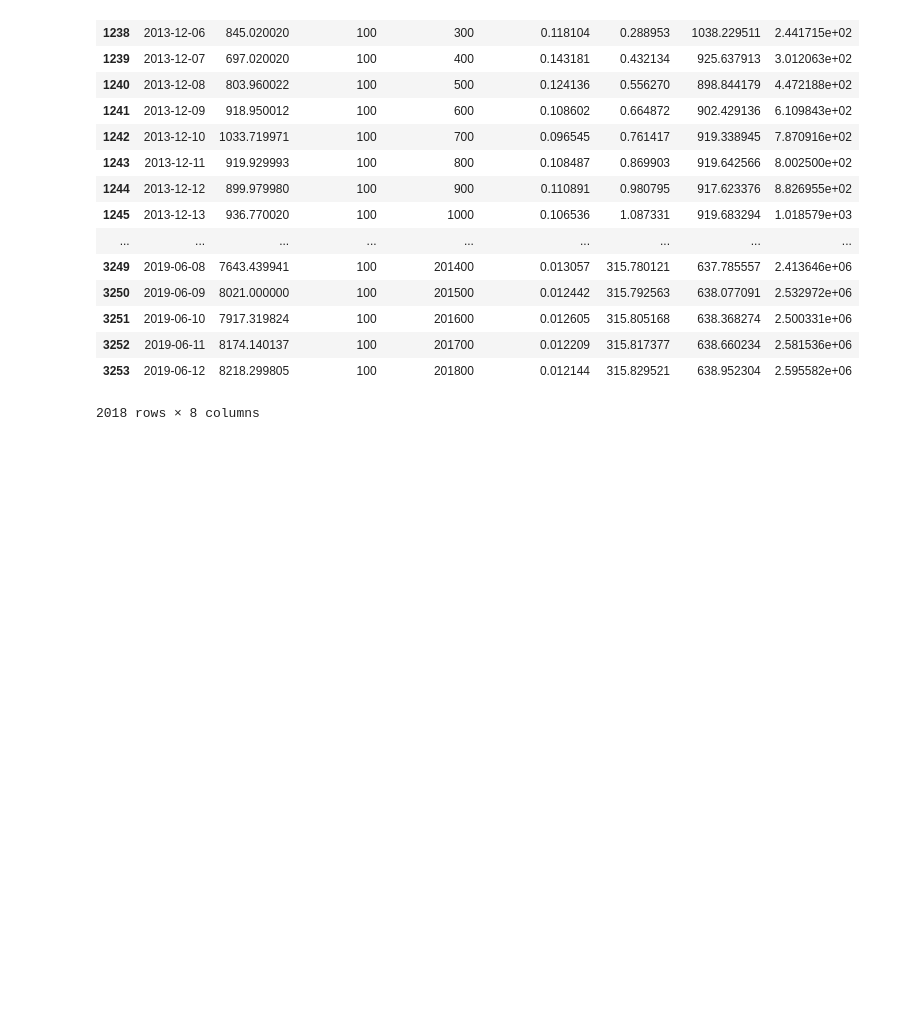
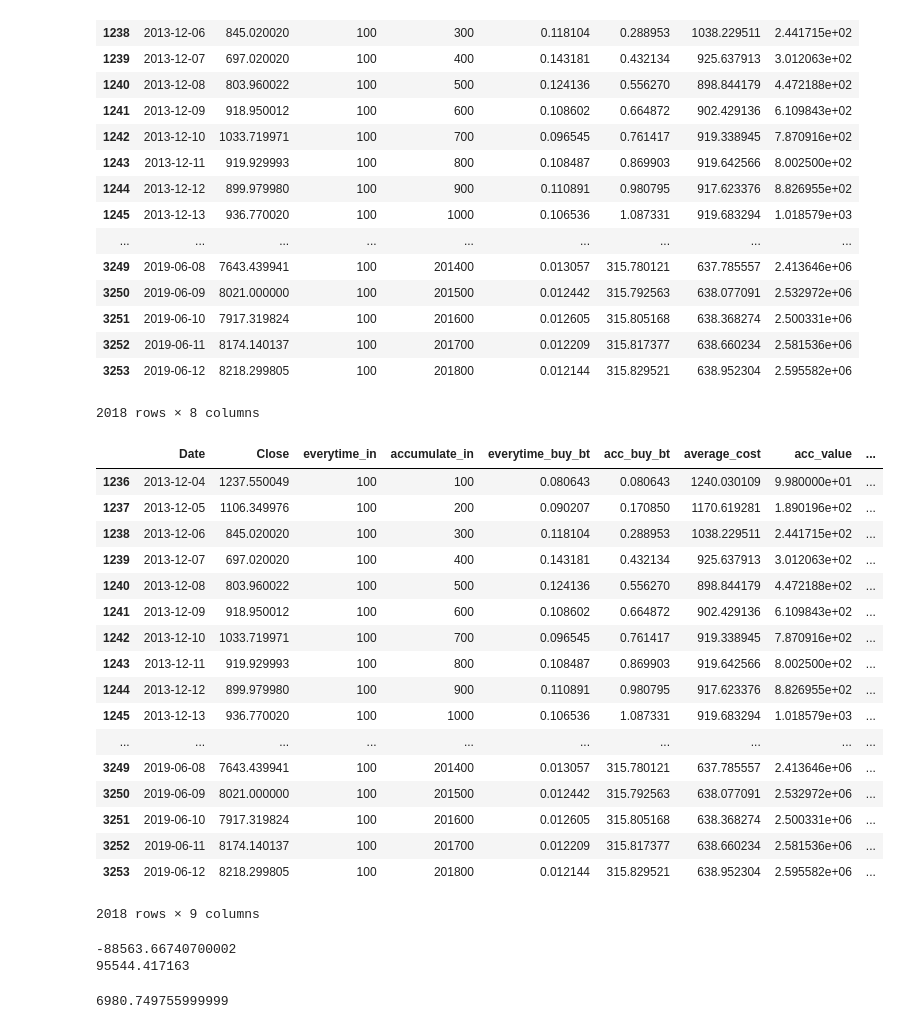
Before and after one commit to thomashuan88/python_ml, a Jupyter notebook: Python和历史数据告诉你：数字货币定投赚钱吗？.ipynb, the cells around one changed output. Cells and saved outputs as stored; diff of their text form; code cells hidden in the pictures; blank space fills up the shorter version.

```diff
--- a/Python和历史数据告诉你：数字货币定投赚钱吗？.ipynb
+++ b/Python和历史数据告诉你：数字货币定投赚钱吗？.ipynb
@@ -90,3 +118,38 @@ df
 | 3252 | 2019-06-11 | 8174.140137 | 100 | 201700 | 0.012209 | 315.817377 | 638.660234 | 2.581536e+06 |
 | 3253 | 2019-06-12 | 8218.299805 | 100 | 201800 | 0.012144 | 315.829521 | 638.952304 | 2.595582e+06 |
 2018 rows × 8 columns
+# %%
+df['price_diff'] = df.Close.diff()
+df = df.fillna(0)
+df
+# %% [output]
+|  | Date | Close | everytime_in | accumulate_in | everytime_buy_bt | acc_buy_bt | average_cost | acc_value | ... |
+| 1236 | 2013-12-04 | 1237.550049 | 100 | 100 | 0.080643 | 0.080643 | 1240.030109 | 9.980000e+01 | ... |
+| 1237 | 2013-12-05 | 1106.349976 | 100 | 200 | 0.090207 | 0.170850 | 1170.619281 | 1.890196e+02 | ... |
+| 1238 | 2013-12-06 | 845.020020 | 100 | 300 | 0.118104 | 0.288953 | 1038.229511 | 2.441715e+02 | ... |
+| 1239 | 2013-12-07 | 697.020020 | 100 | 400 | 0.143181 | 0.432134 | 925.637913 | 3.012063e+02 | ... |
+| 1240 | 2013-12-08 | 803.960022 | 100 | 500 | 0.124136 | 0.556270 | 898.844179 | 4.472188e+02 | ... |
+| 1241 | 2013-12-09 | 918.950012 | 100 | 600 | 0.108602 | 0.664872 | 902.429136 | 6.109843e+02 | ... |
+| 1242 | 2013-12-10 | 1033.719971 | 100 | 700 | 0.096545 | 0.761417 | 919.338945 | 7.870916e+02 | ... |
+| 1243 | 2013-12-11 | 919.929993 | 100 | 800 | 0.108487 | 0.869903 | 919.642566 | 8.002500e+02 | ... |
+| 1244 | 2013-12-12 | 899.979980 | 100 | 900 | 0.110891 | 0.980795 | 917.623376 | 8.826955e+02 | ... |
+| 1245 | 2013-12-13 | 936.770020 | 100 | 1000 | 0.106536 | 1.087331 | 919.683294 | 1.018579e+03 | ... |
+| ... | ... | ... | ... | ... | ... | ... | ... | ... | ... |
+| 3249 | 2019-06-08 | 7643.439941 | 100 | 201400 | 0.013057 | 315.780121 | 637.785557 | 2.413646e+06 | ... |
+| 3250 | 2019-06-09 | 8021.000000 | 100 | 201500 | 0.012442 | 315.792563 | 638.077091 | 2.532972e+06 | ... |
+| 3251 | 2019-06-10 | 7917.319824 | 100 | 201600 | 0.012605 | 315.805168 | 638.368274 | 2.500331e+06 | ... |
+| 3252 | 2019-06-11 | 8174.140137 | 100 | 201700 | 0.012209 | 315.817377 | 638.660234 | 2.581536e+06 | ... |
+| 3253 | 2019-06-12 | 8218.299805 | 100 | 201800 | 0.012144 | 315.829521 | 638.952304 | 2.595582e+06 | ... |
+2018 rows × 9 columns
+# %%
+negative = df.loc[df['price_diff'] < 0, 'price_diff' ].sum()
+print(negative)
+positive = df.loc[df['price_diff'] > 0, 'price_diff' ].sum()
+print(positive)
+# %% [output]
+-88563.66740700002
+95544.417163
+# %%
+sumall
+# %% [output]
+6980.749755999999
```
Also changed, not shown: parts of 4 cells of this notebook.
